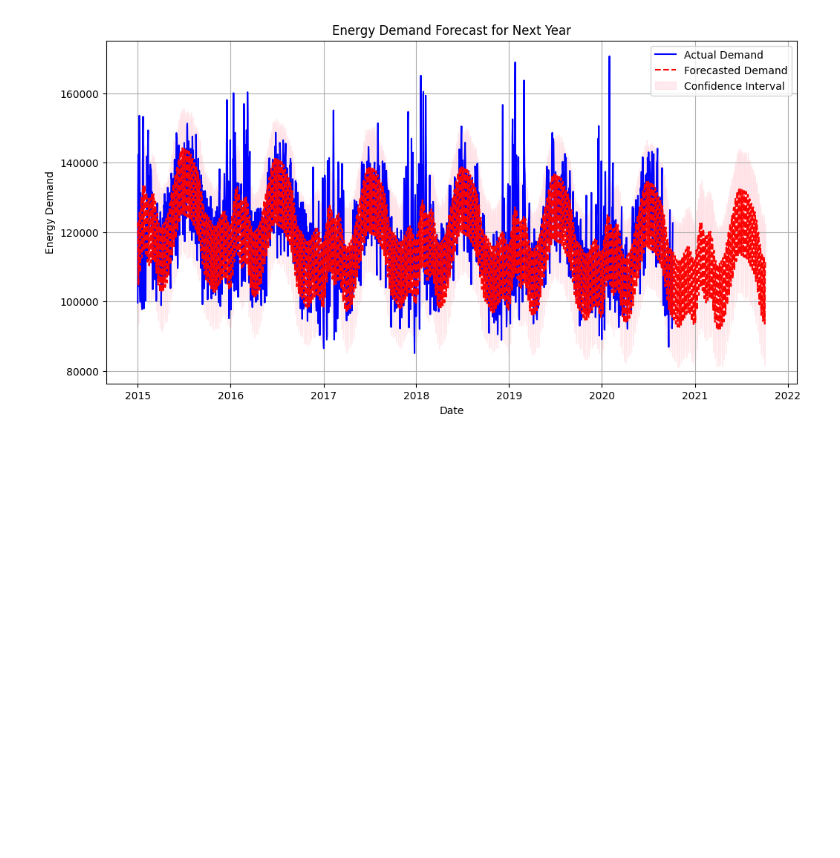
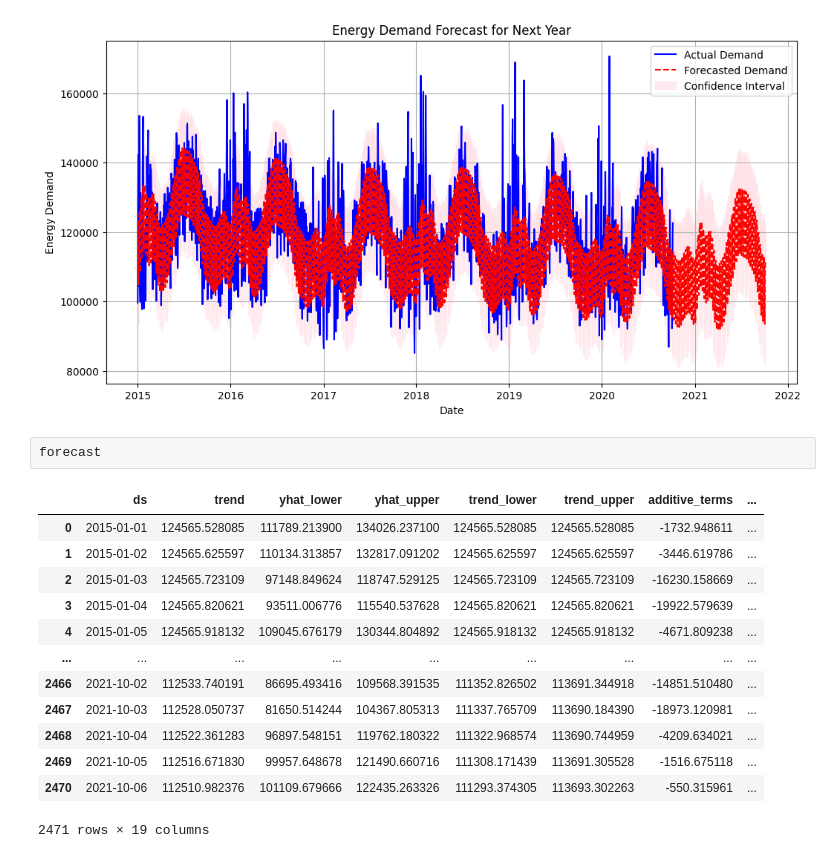
Before and after one commit to BolisettyPoojitha-16/Electricity_Demand-and_Price_ForecastingInfosys_Internship_Oct2025, a Jupyter notebook: prophet.ipynb, the cells around one changed output. Saved outputs shown, nothing was run; the diff lists cells and outputs as text; blank space fills up the shorter version.

```diff
--- a/prophet.ipynb
+++ b/prophet.ipynb
@@ -451,3 +453,19 @@ INFO:cmdstanpy:Chain [1] start processing
 12:45:42 - cmdstanpy - INFO - Chain [1] done processing
 INFO:cmdstanpy:Chain [1] done processing
 [figure]
+# %%
+forecast
+# %% [output]
+|  | ds | trend | yhat_lower | yhat_upper | trend_lower | trend_upper | additive_terms | ... |
+| 0 | 2015-01-01 | 124565.528085 | 111789.213900 | 134026.237100 | 124565.528085 | 124565.528085 | -1732.948611 | ... |
+| 1 | 2015-01-02 | 124565.625597 | 110134.313857 | 132817.091202 | 124565.625597 | 124565.625597 | -3446.619786 | ... |
+| 2 | 2015-01-03 | 124565.723109 | 97148.849624 | 118747.529125 | 124565.723109 | 124565.723109 | -16230.158669 | ... |
+| 3 | 2015-01-04 | 124565.820621 | 93511.006776 | 115540.537628 | 124565.820621 | 124565.820621 | -19922.579639 | ... |
+| 4 | 2015-01-05 | 124565.918132 | 109045.676179 | 130344.804892 | 124565.918132 | 124565.918132 | -4671.809238 | ... |
+| ... | ... | ... | ... | ... | ... | ... | ... | ... |
+| 2466 | 2021-10-02 | 112533.740191 | 86695.493416 | 109568.391535 | 111352.826502 | 113691.344918 | -14851.510480 | ... |
+| 2467 | 2021-10-03 | 112528.050737 | 81650.514244 | 104367.805313 | 111337.765709 | 113690.184390 | -18973.120981 | ... |
+| 2468 | 2021-10-04 | 112522.361283 | 96897.548151 | 119762.180322 | 111322.968574 | 113690.744959 | -4209.634021 | ... |
+| 2469 | 2021-10-05 | 112516.671830 | 99957.648678 | 121490.660716 | 111308.171439 | 113691.305528 | -1516.675118 | ... |
+| 2470 | 2021-10-06 | 112510.982376 | 101109.679666 | 122435.263326 | 111293.374305 | 113693.302263 | -550.315961 | ... |
+2471 rows × 19 columns
```
Also changed, not shown: parts of 2 cells of this notebook.
